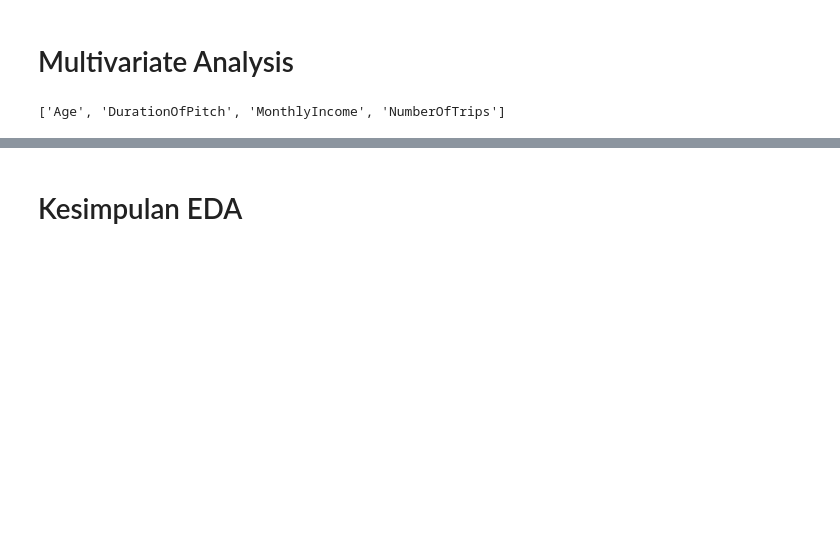
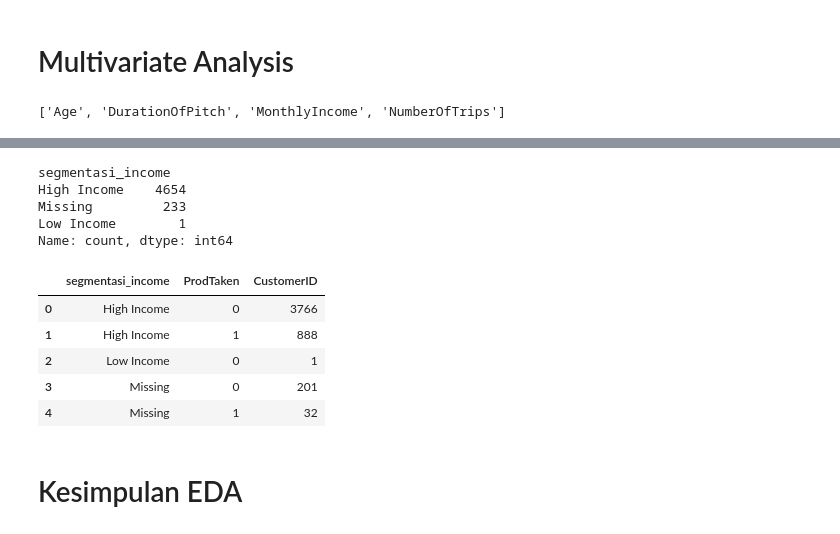
Before and after one commit to damaraira/ByteBenders, a Jupyter notebook: EDA Hadi.ipynb, the cells around one changed output, grey strips where cells are left out. Drawn from its saved outputs; the diff is of its cells as text; code cells hidden in the pictures; blank space fills up the shorter version.

```diff
--- a/EDA Hadi.ipynb
+++ b/EDA Hadi.ipynb
@@ -306,0 +289,18 @@ df.head()
+# %%
+#Refers WHO  Indicators database: Low income is $1 045 or less,
+#middle income is $1 046 to $12 745, high income is $12 745 or more.
+
+def segmentasi_income(a):
+    if not pd.isnull(a):
+        if a <= 1045:
+            segmentasi = 'Low Income'
+        elif 1046 <= a <= 1275:
+            segmentasi = 'Middle Income'
+        else:
+            segmentasi = 'High Income'
+        return segmentasi
+    else:
+        return 'Missing'
+# %%
+df['segmentasi_income'] = df['MonthlyIncome'].apply(lambda x: segmentasi_income(x))
+df.head()
@@ -307,2 +315,20 @@ df.head()
+# %%
+df['segmentasi_income'].value_counts()
+# %% [output]
+segmentasi_income
+High Income    4654
+Missing         233
+Low Income        1
+Name: count, dtype: int64
+# %%
+gb1 = df.groupby(['segmentasi_income', 'ProdTaken']).agg({'CustomerID':'nunique'}).reset_index()
+gb1
+# %% [output]
+|  | segmentasi_income | ProdTaken | CustomerID |
+| 0 | High Income | 0 | 3766 |
+| 1 | High Income | 1 | 888 |
+| 2 | Low Income | 0 | 1 |
+| 3 | Missing | 0 | 201 |
+| 4 | Missing | 1 | 32 |
 # %% [markdown]
 # Kesimpulan EDA
```
Also changed, not shown: parts of 7 cells of this notebook.
